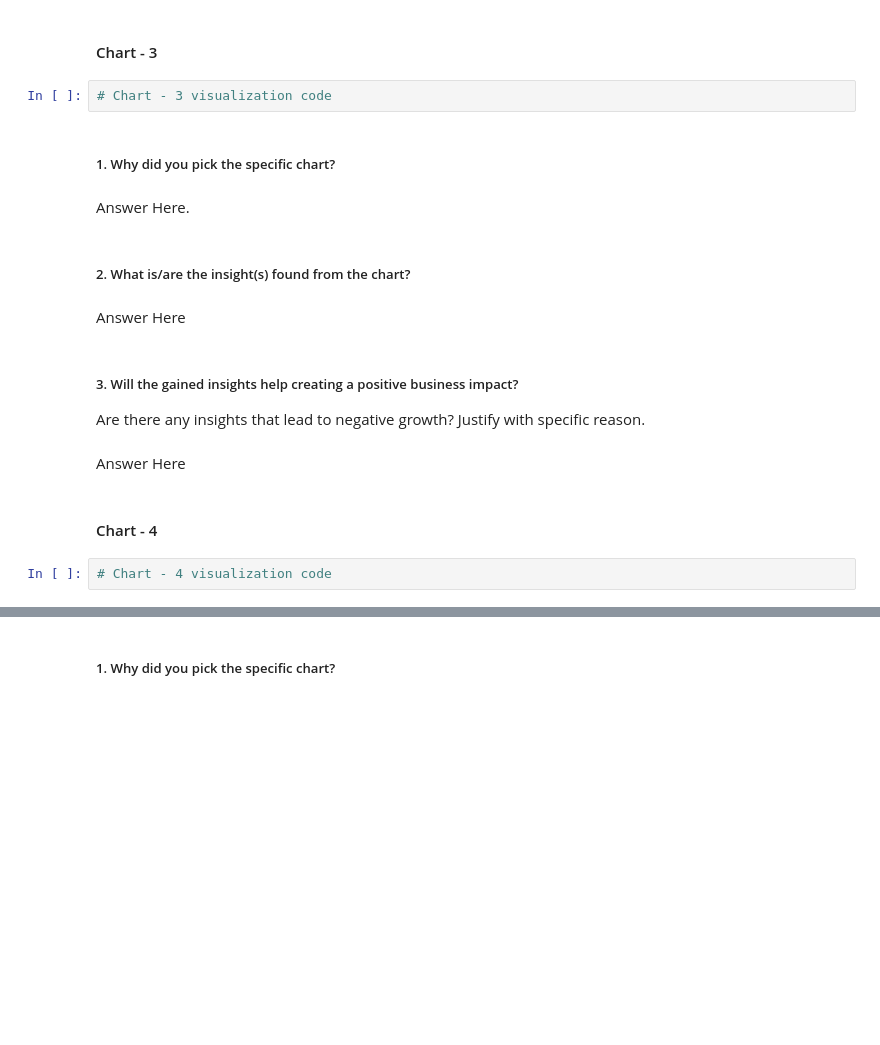
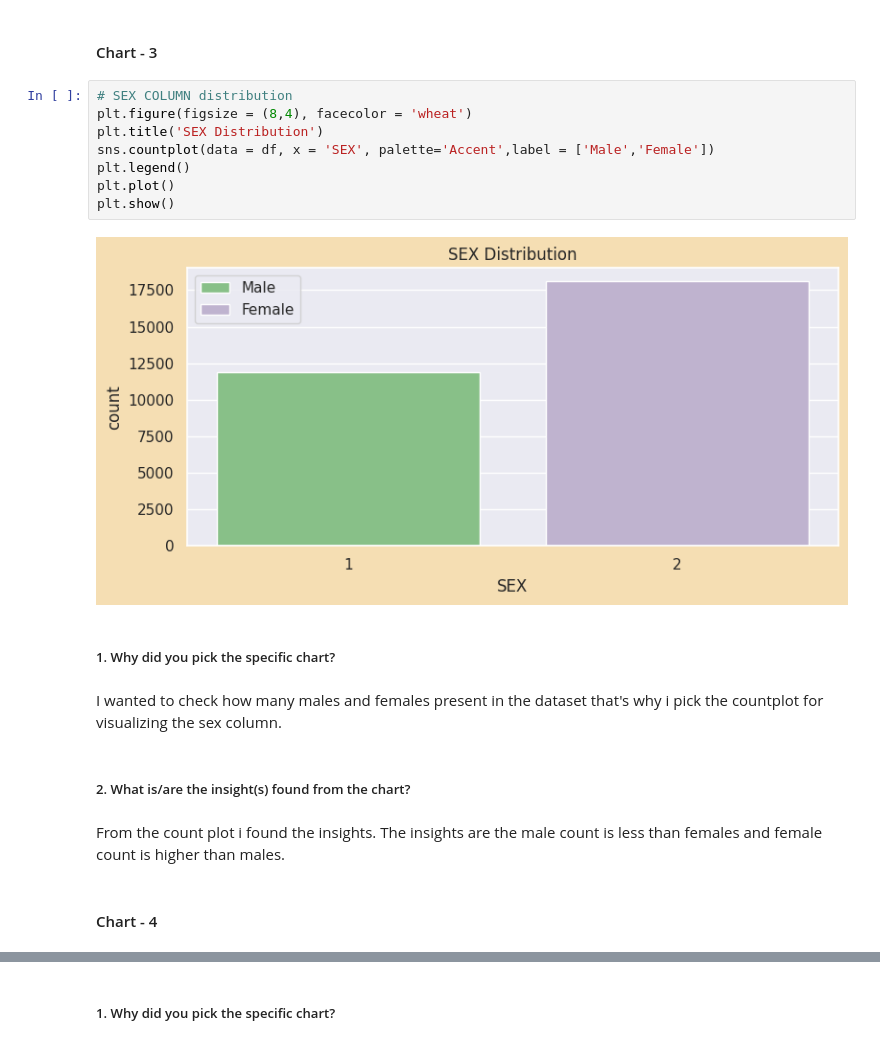
Before and after one commit to hmarathe420/Credit_Card_Default_Prediction, a Jupyter notebook: Credit_Card_Default_Prediction.ipynb, the cells around one changed output, grey strips where cells are left out. Cells and saved outputs as stored; diff of their text form; blank space fills up the shorter version.

```diff
--- a/Credit_Card_Default_Prediction.ipynb
+++ b/Credit_Card_Default_Prediction.ipynb
@@ -373,21 +391,22 @@ Answer Here
 # %% [markdown]
 #### Chart - 3
-# %%
-# Chart - 3 visualization code
+# %%
+# SEX COLUMN distribution
+plt.figure(figsize = (8,4), facecolor = 'wheat')
+plt.title('SEX Distribution')
+sns.countplot(data = df, x = 'SEX', palette='Accent',label = ['Male','Female'])
+plt.legend()
+plt.plot()
+plt.show()
+# %% [output]
+[figure, added]
 # %% [markdown]
 ##### 1. Why did you pick the specific chart?
-# %% [markdown]
-Answer Here.
+# %% [markdown]
+I wanted to check how many males and females present in the dataset that's why i pick the countplot for visualizing the sex column.
 # %% [markdown]
 ##### 2. What is/are the insight(s) found from the chart?
-# %% [markdown]
-Answer Here
-# %% [markdown]
-##### 3. Will the gained insights help creating a positive business impact?
-Are there any insights that lead to negative growth? Justify with specific reason.
-# %% [markdown]
-Answer Here
+# %% [markdown]
+From the count plot i found the insights. The insights are the male count is less than females and female count is higher than males.
 # %% [markdown]
 #### Chart - 4
-# %%
-# Chart - 4 visualization code
```
Also changed, not shown: parts of 25 cells of this notebook.
